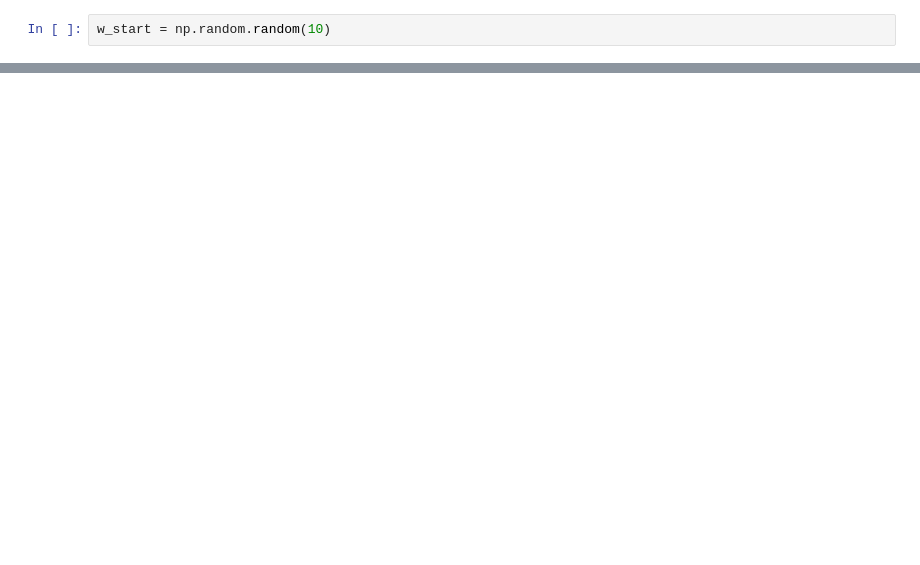
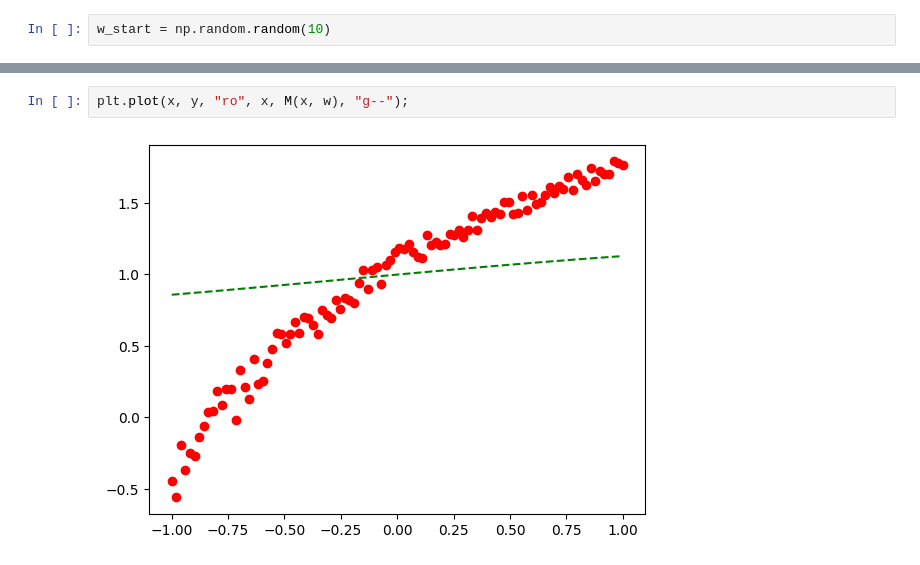
Before and after one commit to finsaccount/Numerical-Analysis-Gradient-Descent, a Jupyter notebook: StochasticGradientDescent.ipynb, the cells around one changed output, grey strips where cells are left out. Saved outputs shown, nothing was run; the diff lists cells and outputs as text; blank space fills up the shorter version.

```diff
--- a/StochasticGradientDescent.ipynb
+++ b/StochasticGradientDescent.ipynb
@@ -140,0 +113,4 @@ for i in range(epochs):
+# %%
+plt.plot(x, y, "ro", x, M(x, w), "g--");
+# %% [output]
+[figure, added]
```
Also changed, not shown: parts of 9 cells of this notebook, 1 other file.
